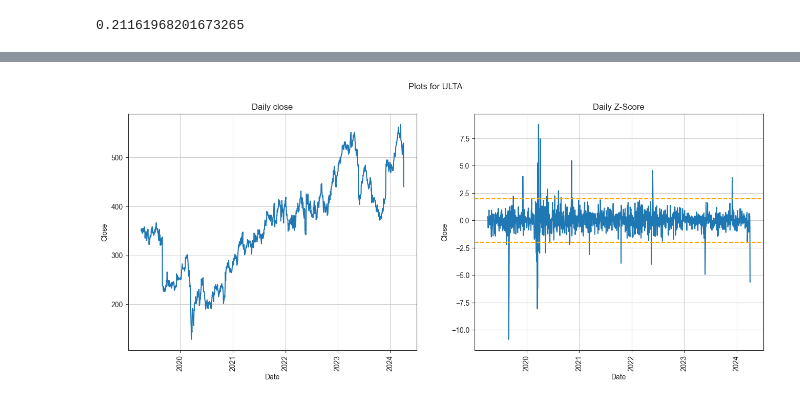
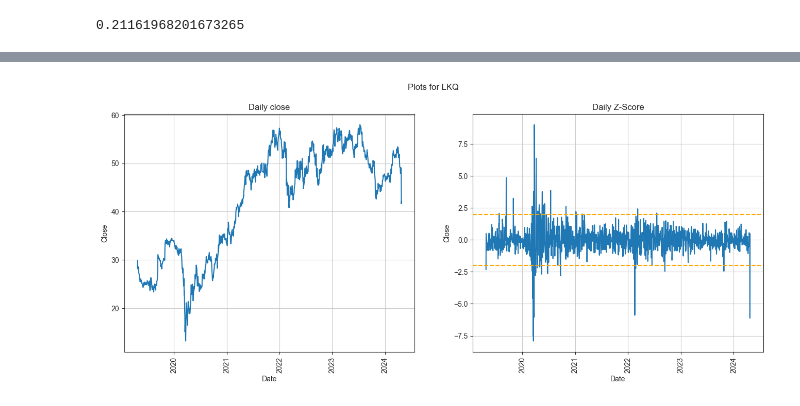
Before and after one commit to ggoni/dividend-stock-picker, a Jupyter notebook: explore-stocks.ipynb, the cells around one changed output, grey strips where cells are left out. Drawn from its saved outputs; the diff is of its cells as text; code cells hidden in the pictures.

```diff
--- a/explore-stocks.ipynb
+++ b/explore-stocks.ipynb
@@ -236,3 +236,3 @@ mono('USDCLP=X')
 # %%
-summary('ULTA')
+summary('LKQ')
 # %% [output]
@@ -246 +246 @@ ULTA  Not Available  -2.663771
-[figure, old version]
+[figure, new version]
```
Also changed, not shown: parts of 5 cells of this notebook, 1 other file.
